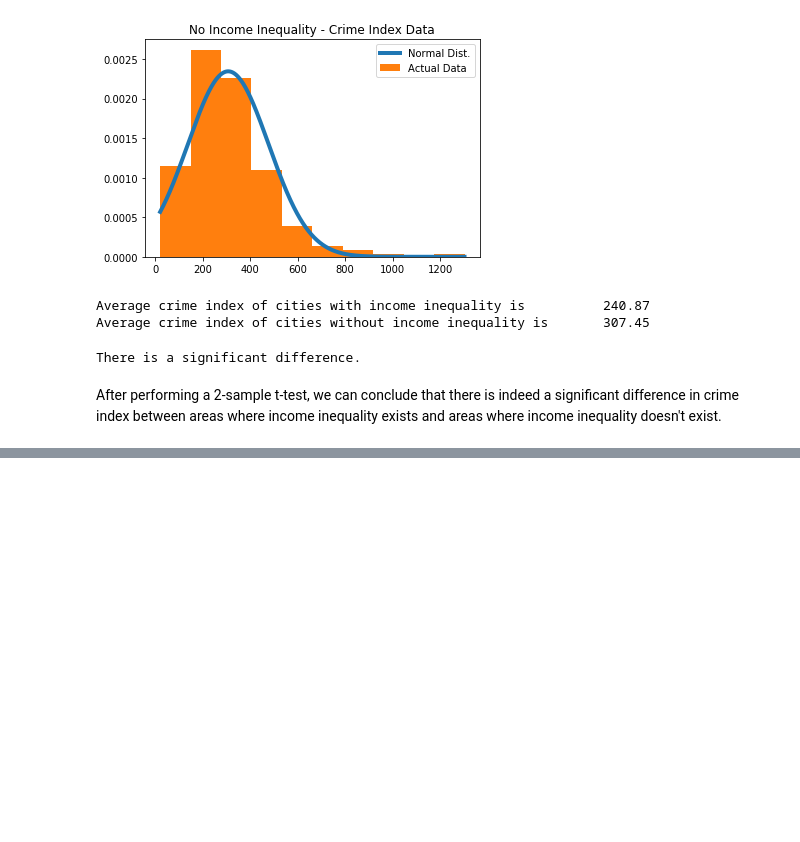
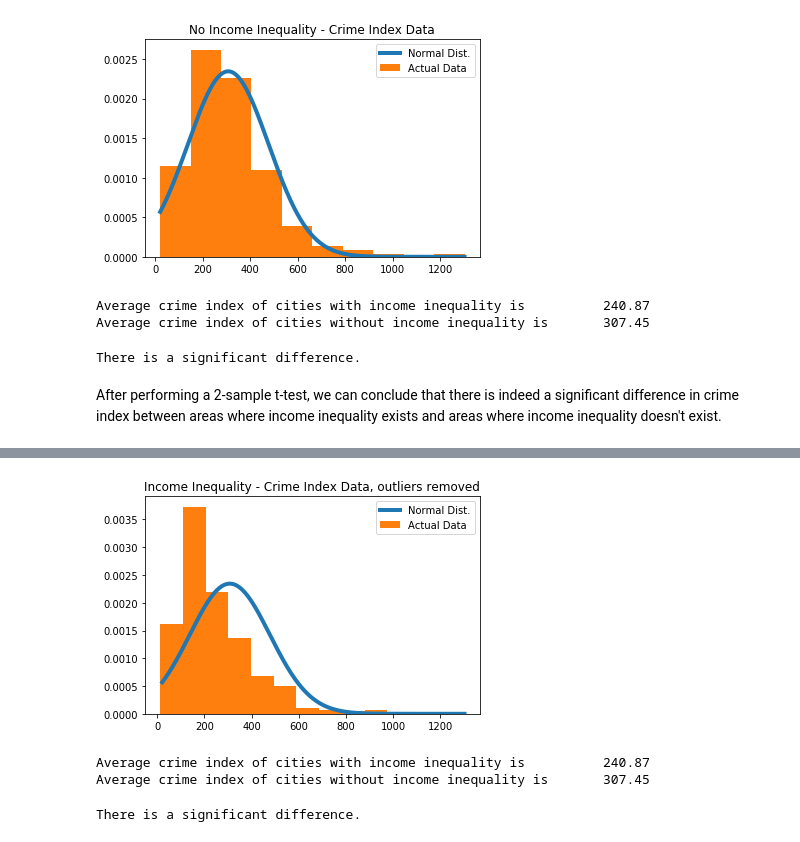
Before and after one commit to ewinterstorm/cogs108_finalproject, a Jupyter notebook: Analysis.ipynb, the cells around one changed output, grey strips where cells are left out. Drawn from its saved outputs; the diff is of its cells as text; code cells hidden in the pictures; blank space fills up the shorter version.

```diff
--- a/Analysis.ipynb
+++ b/Analysis.ipynb
@@ -369,0 +490,33 @@ After performing a 2-sample t-test, we can conclude that there is indeed a signi
+# %%
+
+df2_v = df2["crime index"].values
+
+xs = np.arange(df2_v.min(), df2_v.max(), 0.1)
+fit = stats.norm.pdf(xs, np.mean(df2_v), np.std(df2_v))
+plt.plot(xs, fit, label = 'Normal Dist.', lw = 4)
+plt.hist(crime_ineq, density = True, label = 'Actual Data');
+plt.title('Income Inequality - Crime Index Data, outliers removed')
+plt.legend();
+# %% [output]
+[figure, added]
+# %%
+
+
+avg_df1 = df1_v.mean()
+avg_df2 = df2_v.mean()
+
+print('Average crime index of cities with income inequality is \t {:2.2f}'.format(avg_crime_ineq))
+print('Average crime index of cities without income inequality is \t {:2.2f}'.format(avg_crime_no_ineq))
+# %% [output]
+Average crime index of cities with income inequality is          240.87
+Average crime index of cities without income inequality is       307.45
+# %%
+
+t_val, p_val = ttest_ind(crime_ineq, crime_no_ineq)
+
+if p_val < 0.01:
+    print('There is a significant difference.')
+else:
+    print('There is NOT a significant difference.')
+# %% [output]
+There is a significant difference.
```
Also changed, not shown: parts of 4 cells of this notebook.
